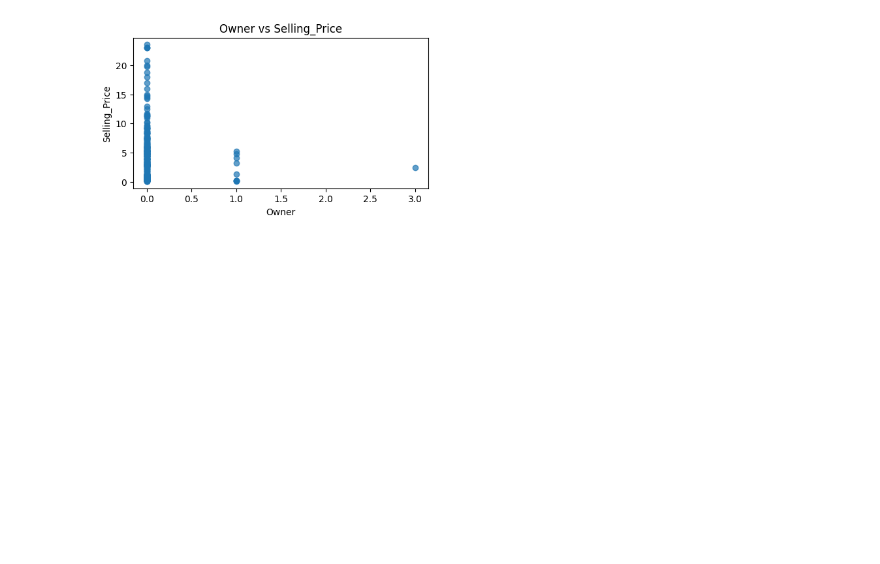
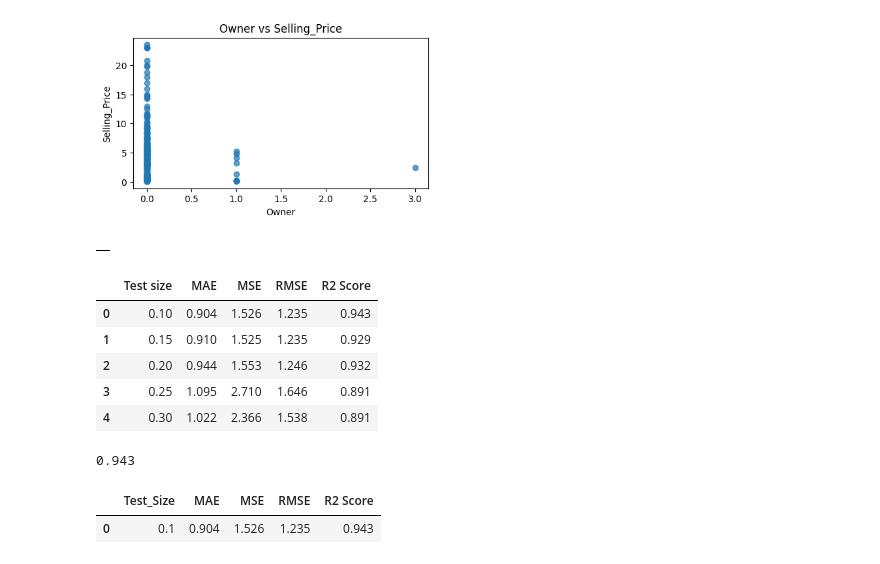
Before and after one commit to pouyarahdan/Regression-Model-Project, a Jupyter notebook: Linear-Regression-Project.ipynb, the cells around one changed output. Drawn from its saved outputs; the diff is of its cells as text; code cells hidden in the pictures; blank space fills up the shorter version.

```diff
--- a/Linear-Regression-Project.ipynb
+++ b/Linear-Regression-Project.ipynb
@@ -508,3 +508,41 @@ for i in range(0, len(features), 2):
 [figure]
 [figure]
 [figure]
+# %%
+X = pd.DataFrame(df2, columns = ['Age_Car','Present_Price','Kms_Driven','Fuel_Type','Seller_Type','Transmission','Owner'])
+Y = df2.Selling_Price.values.reshape(-1,1)
+# %%
+test_sizes = [0.1, 0.15, 0.2, 0.25, 0.3]
+results = []
+df_result = pd.DataFrame(results)
+df_result
+# %% [output]
+|  |
+# %%
+for ts in test_sizes:
+    X_train, X_test, y_train, y_test = train_test_split(X, Y, test_size=ts, random_state=0)
+    model = LinearRegression()
+    model.fit(X_train, y_train)
+    y_pred = model.predict(X_test)
+
+    mae = metrics.mean_absolute_error(y_test, y_pred)
+    mse = metrics.mean_squared_error(y_test, y_pred)
+    rmse = np.sqrt(mse)
+    r2_score = metrics.r2_score(y_test, y_pred)
+
+    results.append({
+    'Test size' : ts,
+    'MAE' : round(mae,3),
+    'MSE' : round(mse,3),
+    'RMSE' : round(rmse,3),
+    'R2 Score' : round(r2_score,3)})
+# %%
+df_result = pd.DataFrame(results)
+df_result
+# %% [output]
+|  | Test size | MAE | MSE | RMSE | R2 Score |
+| 0 | 0.10 | 0.904 | 1.526 | 1.235 | 0.943 |
+| 1 | 0.15 | 0.910 | 1.525 | 1.235 | 0.929 |
+| 2 | 0.20 | 0.944 | 1.553 | 1.246 | 0.932 |
+| 3 | 0.25 | 1.095 | 2.710 | 1.646 | 0.891 |
+| 4 | 0.30 | 1.022 | 2.366 | 1.538 | 0.891 |
@@ -510,0 +557,27 @@ for i in range(0, len(features), 2):
+# %%
+model = LinearRegression()
+model.fit(X_train_scaled, y_train)
+y_pred = model.predict(X_test_scaled)
+r2 = round(metrics.r2_score(y_test, y_pred),3)
+r2
+# %% [output]
+0.943
+# %%
+results = []
+mae = metrics.mean_absolute_error(y_test, y_pred)
+mse = metrics.mean_squared_error(y_test, y_pred)
+rmse = np.sqrt(mse)
+r2_score = metrics.r2_score(y_test, y_pred)
+
+results.append({
+'Test_Size' : 0.1,
+'MAE' : round(mae,3),
+'MSE' : round(mse,3),
+'RMSE' : round(rmse,3),
+'R2 Score' : round(r2_score,3)})
+
+df_result2 = pd.DataFrame(results)
+df_result2
+# %% [output]
+|  | Test_Size | MAE | MSE | RMSE | R2 Score |
+| 0 | 0.1 | 0.904 | 1.526 | 1.235 | 0.943 |
```
Also changed, not shown: parts of 2 cells of this notebook.
